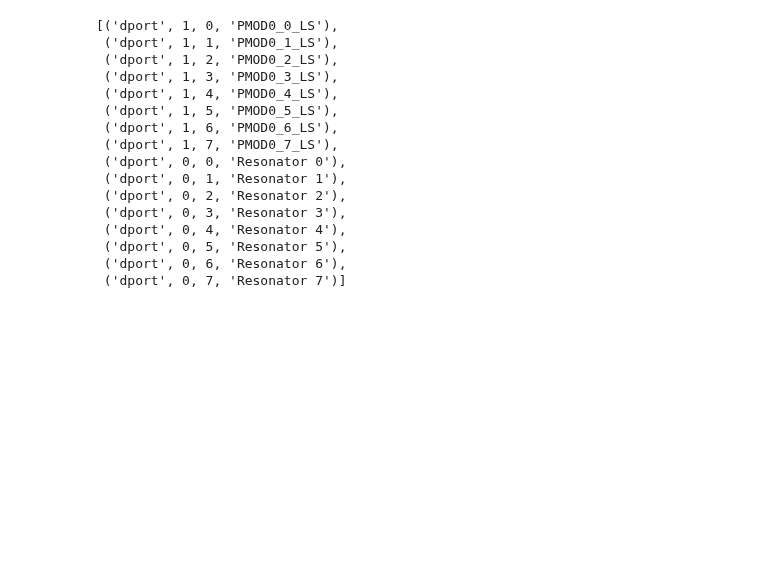
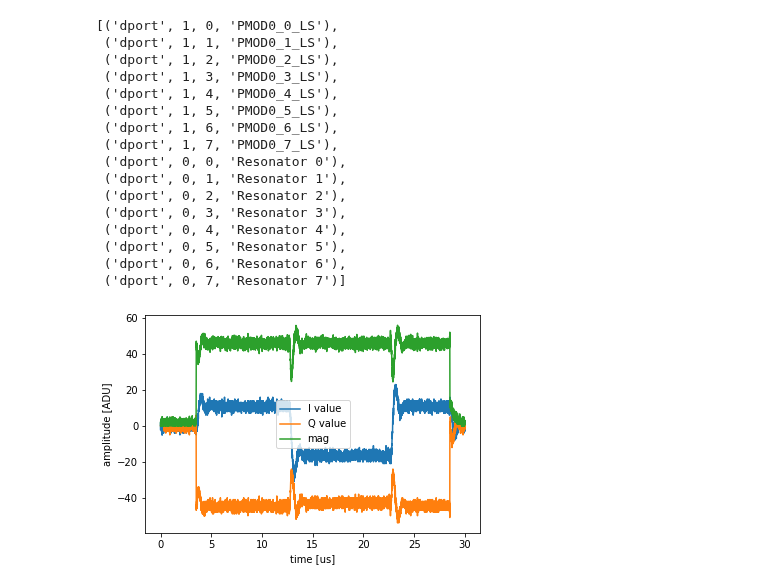
Before and after one commit to meeg/qick_demos_sho, a Jupyter notebook: kidsim/resonator_tprocv2.ipynb, the cells around one changed output. Saved outputs shown, nothing was run; the diff lists cells and outputs as text; code cells hidden in the pictures; blank space fills up the shorter version.

Commit message:
update qick_training.py (should be pyro-compatible?) and v2 notebook

```diff
--- a/kidsim/resonator_tprocv2.ipynb
+++ b/kidsim/resonator_tprocv2.ipynb
@@ -123,25 +158,6 @@ for f in tqdm(np.linspace(100,1200,30)):
 # simu.synthesis.dict
 # %%
 # soc.axis_kidsim_v3_0.DF_DDS/1e6
-# %%
-###############################
-### Resonator Configuration ###
-###############################
-simu.qout(3)
-#simu.synthesis.qout(1)
-
-# Disable all resonators.
-simu.alloff()
-
-
-fr = 600
-res_jump_time = 6.2
-### Resonator configuration. Note that some of these config parameters depend on each other,
-### so not every configuration is possible.
-cfg = {'sel' : 'resonator', 'freq' : fr}
-cfg['nstep'] = 1 # 3
-cfg['sweep_time'] = res_jump_time # should be a little longer than readout time (5 us)
-simu.set_resonator(cfg, verbose=True)
 # %%
 class ResTestProgram(AveragerProgramV2):
     def initialize(self, cfg):
@@ -165,58 +181,52 @@ class ResTestProgram(AveragerProgramV2):
         # trigger the resonator and the DDR4 buffer
         self.delay(1)
 #         self.trigger(ddr4=True, t=0)
-        self.trigger(pins=list(range(8,16)), t=0)
         self.delay(1)
 
     def body(self, cfg):
 
         # if you delay the config by too long, you can see the readout get reconfigured in the middle of your pulse
         self.send_readoutconfig(ch=cfg['ro_ch'], name="myro", t=0)
         self.pulse(ch=cfg['gen_ch'], name="mypulse", t=0)
-        self.delay(1)
+#         self.delay(1)
+        if cfg['do_jump']:
+            self.trigger(pins=list(range(8,16)), t=cfg['t_jump'])
         self.trigger(ros=[cfg['ro_ch']], ddr4=True, mr=True, pins=[0], t=cfg['trig_time'])
-        self.delay(1)
+#         self.delay(1)
 
 # do a sweep with 5 points and plot decimated
 config = {'gen_ch': 0,
-          'ro_ch': 0,
-          'freq': 599.0,
+          'ro_ch': RO_CH,
+          'freq': 499.0,
           'nqz': 1,
-#           'trig_time': 0.0,
-          'trig_time': 3.4,
-#           'trig_time': 9.4,
-          'ro_len': 30.3,
-          'pulse_len': 100,
+          'trig_time': 0.0,
+          'do_jump' : True,
+          't_jump' : 10,
+          'ro_len': 30,
+          'pulse_len': 25,
           'phase': 0,
-          'gain': 0.02
-#           'gain': 0.05
-
+          'gain': 0.1,
+#           'gain': 0.05,
          }
-
-
-cfg = {'sel':'resonator', 'freq':600,'sweep_time':1,'dds_wait':1}
-simu.set_resonator(cfg)
 
 prog = ResTestProgram(soccfg, reps=1, final_delay=10.0, cfg=config)
 
+
+# Arm the buffers
+soc.arm_mr(ch=RO_CH)
 n_transfers = 100000 # each transfer (aka burst) is 256 decimated samples
-# Arm the buffers
-soc.arm_mr(ch=0)
-
-soc.arm_ddr4(ch=0, nt=n_transfers)
+soc.arm_ddr4(ch=RO_CH, nt=n_transfers)
 
 iq_list = prog.acquire_decimated(soc, soft_avgs=1)
 t = prog.get_time_axis(ro_index=0)
 
 iq=iq_list[0]
 plt.plot(t, iq[:,0], label="I value")
 plt.plot(t, iq[:,1], label="Q value")
 plt.plot(t, np.abs(iq.dot([1,1j])), label="mag")
-# for ii, iq in enumerate(iq_list[0]):
-#     plt.plot(t, iq[:,0], label="I value, step %d"%(ii))
-#     # plt.plot(t, iq[:,1], label="Q value, step %d"%(ii))
-#     # plt.plot(t, np.abs(iq.dot([1,1j])), label="mag, step %d"%(ii))
 plt.legend()
 plt.ylabel("amplitude [ADU]")
 plt.xlabel("time [us]");
+# %% [output]
+[figure, added]
 # %%
```
Also changed, not shown: parts of 29 cells of this notebook, 1 other file.
